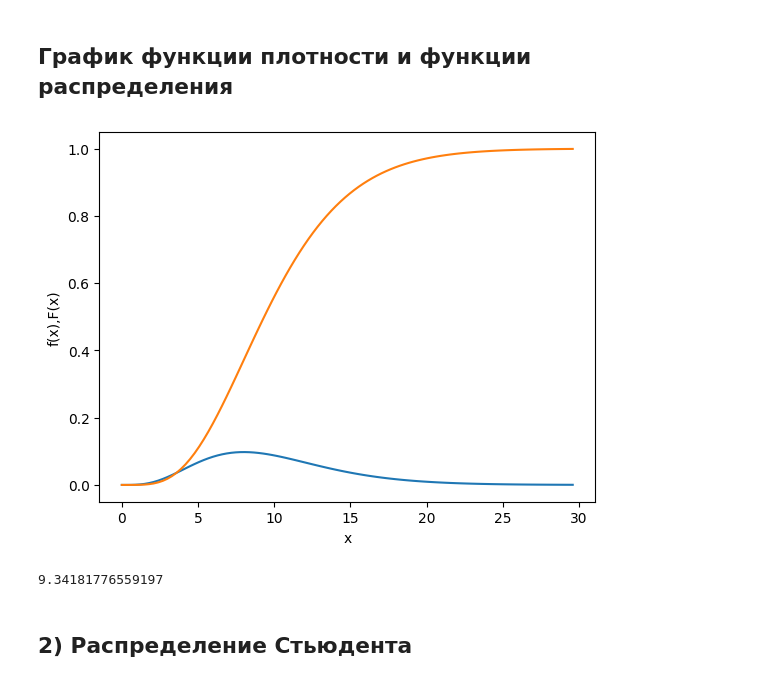
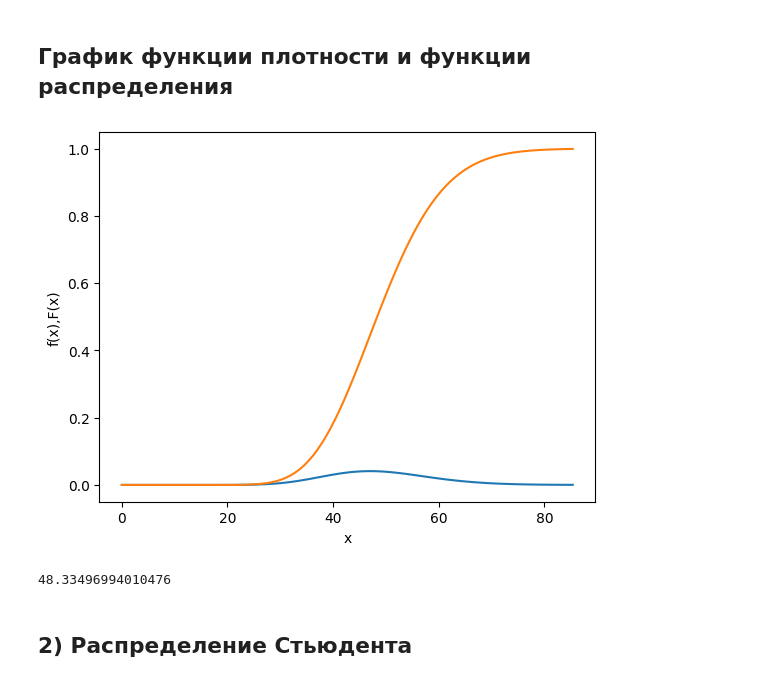
Before and after one commit to Dezzelshipc/CompMath, a Jupyter notebook: sem6-statistics/1.ipynb, the cells around one changed output. Cells and saved outputs as stored; diff of their text form; code cells hidden in the pictures.

```diff
--- a/sem6-statistics/1.ipynb
+++ b/sem6-statistics/1.ipynb
@@ -30,20 +30,20 @@ print(chi2.median(df = k) ,chi2.ppf(q = 0.95, df = k))
 # %% [markdown]
 ## График функции плотности и  функции распределения
 # %%
-k=10
+k=49
 x = np.linspace(0, chi2.ppf(q = 0.999, df = k), 100)
 #x= np.arange(0, chi2.ppf(q = 0.99, df = k), 1.0)
 f_x = chi2.pdf(x, df = k)                            # значение функции плотности в соответствующих точках
 F_x = chi2.cdf(x, df = k)                            # значение функции распределения в соответствующих точках
 plt.xlabel('x')                                       # название нижней оси графика
 plt.ylabel('f(x),F(x)')                                 # название верхней оси графика
 plt.plot(x,f_x)                                         # график функции плотности
 plt.plot(x,F_x)                                          # график функции распределения
 plt.show()
 chi2.ppf(q = 0.5, df = k)
 # %% [output]
-[figure, old version]
+[figure, new version]
-9.34181776559197
+48.33496994010476
 # %% [markdown]
 ## 2) Распределение Стьюдента
 # %% [markdown]
```
Also changed, not shown: 24 other files.
